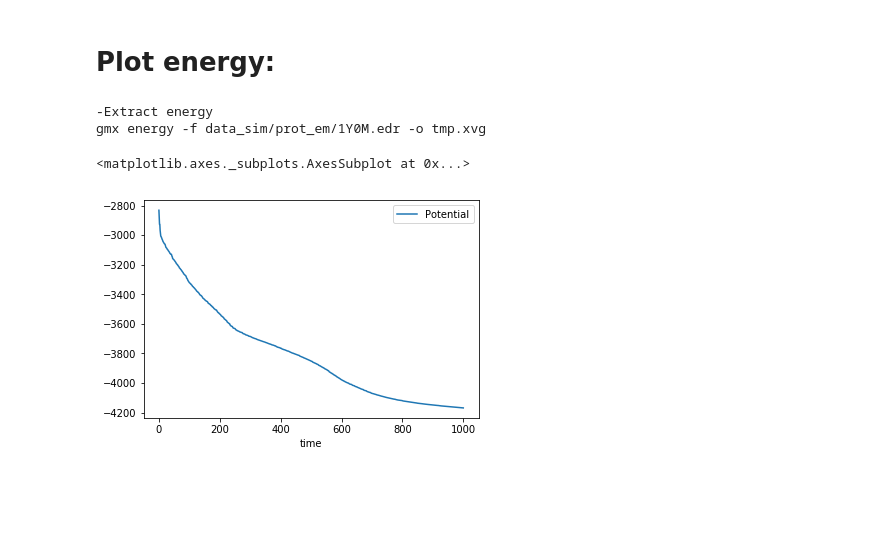
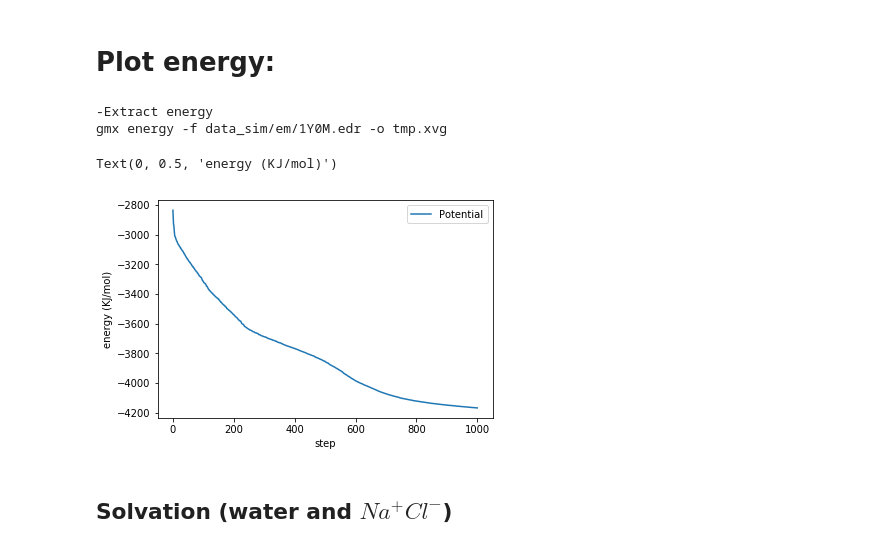
Before and after one commit to samuelmurail/gromacs_py, a Jupyter notebook: notebook/00_basic_example.ipynb, the cells around one changed output. Saved outputs shown, nothing was run; the diff lists cells and outputs as text; code cells hidden in the pictures; blank space fills up the shorter version.

```diff
--- a/notebook/00_basic_example.ipynb
+++ b/notebook/00_basic_example.ipynb
@@ -92,12 +109,14 @@ Simulation not launched 1Y0M.gro already exist
 # %% [markdown]
 # Plot energy:
 # %%
-ener_dat = os.path.join(DATA_OUT, 'energy.xvg')
-
 ener_pd = md_sys.get_ener(selection_list=['Potential'])
-ener_pd.plot(x='time')
+ax = ener_pd.plot(x='time')
+ax.set_xlabel('step')
+ax.set_ylabel('energy (KJ/mol)')
 # %% [output]
 -Extract energy
-gmx energy -f data_sim/prot_em/1Y0M.edr -o tmp.xvg
+gmx energy -f data_sim/em/1Y0M.edr -o tmp.xvg
-<matplotlib.axes._subplots.AxesSubplot at 0x...>
+Text(0, 0.5, 'energy (KJ/mol)')
-[figure, old version]
+[figure, new version]
+# %% [markdown]
+## Solvation (water and $Na^{+} Cl^{-}$)
```
Also changed, not shown: parts of 14 cells of this notebook.
